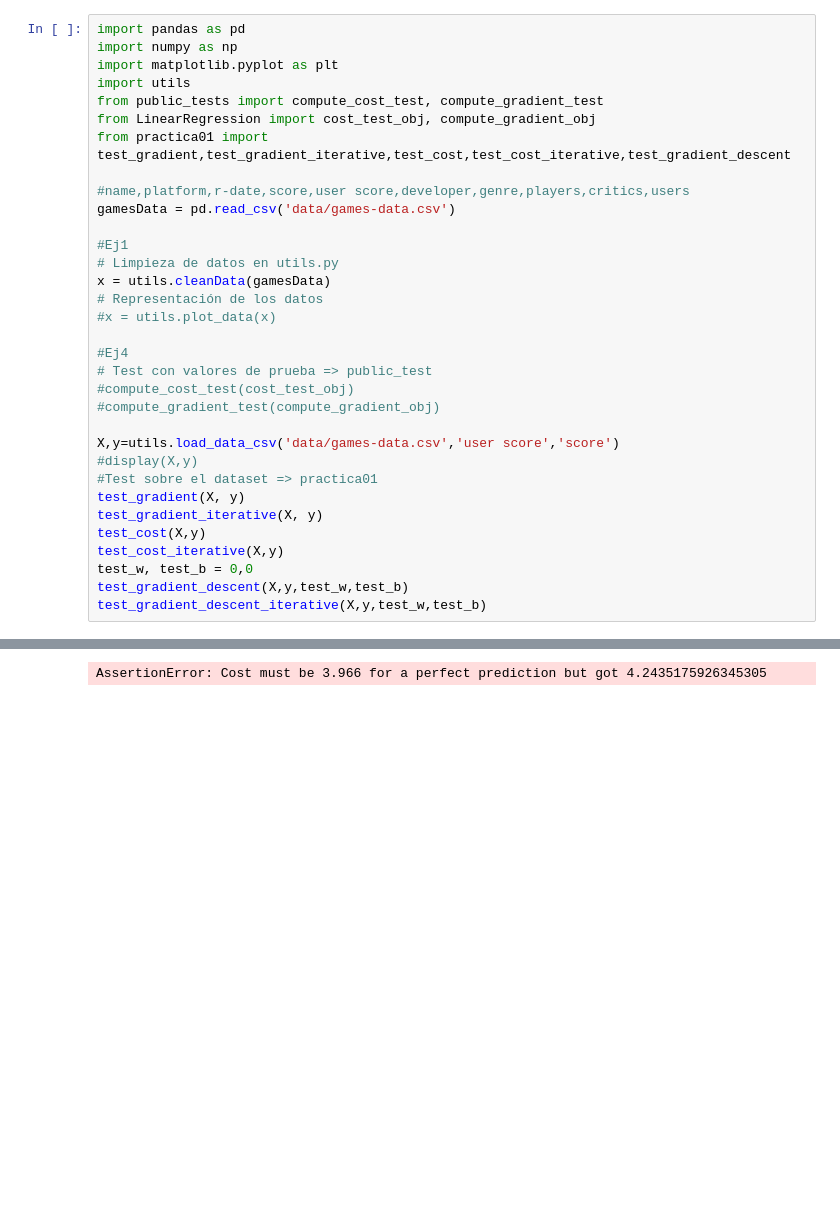
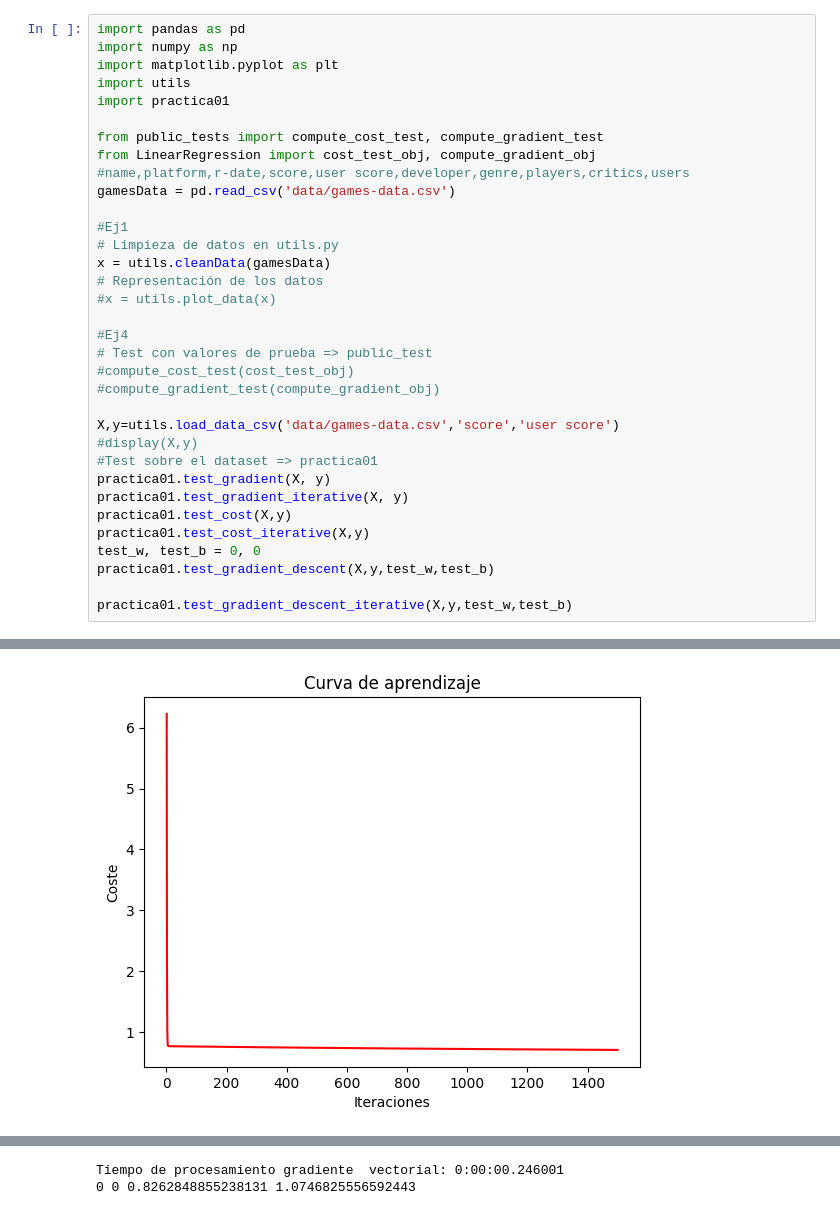
Before and after one commit to Jorzuiz/Anotaciones24-25, a Jupyter notebook: AA/Práctias/P1/Practica1.ipynb, the cells around one changed output, grey strips where cells are left out. Cells and saved outputs as stored; diff of their text form; blank space fills up the shorter version.

```diff
--- a/AA/Práctias/P1/Practica1.ipynb
+++ b/AA/Práctias/P1/Practica1.ipynb
@@ -3,10 +3,10 @@ import pandas as pd
 import numpy as np
 import matplotlib.pyplot as plt
 import utils
+import practica01
+
 from public_tests import compute_cost_test, compute_gradient_test
 from LinearRegression import cost_test_obj, compute_gradient_obj
-from practica01 import test_gradient,test_gradient_iterative,test_cost,test_cost_iterative,test_gradient_descent
-
 #name,platform,r-date,score,user score,developer,genre,players,critics,users
 gamesData = pd.read_csv('data/games-data.csv')
 
@@ -21,14 +21,15 @@ x = utils.cleanData(gamesData)
 #compute_cost_test(cost_test_obj)
 #compute_gradient_test(compute_gradient_obj)
 
-X,y=utils.load_data_csv('data/games-data.csv','user score','score')
+X,y=utils.load_data_csv('data/games-data.csv','score','user score')
 #display(X,y)
 #Test sobre el dataset => practica01
-test_gradient(X, y)
-test_gradient_iterative(X, y)
-test_cost(X,y)
-test_cost_iterative(X,y)
-test_w, test_b = 0,0
-test_gradient_descent(X,y,test_w,test_b)
-test_gradient_descent_iterative(X,y,test_w,test_b)
+practica01.test_gradient(X, y)
+practica01.test_gradient_iterative(X, y)
+practica01.test_cost(X,y)
+practica01.test_cost_iterative(X,y)
+test_w, test_b = 0, 0
+practica01.test_gradient_descent(X,y,test_w,test_b)
+
+practica01.test_gradient_descent_iterative(X,y,test_w,test_b)
 # %% [output]
@@ -51,0 +53 @@ Case 1
+[figure, added]
@@ -52 +55,2 @@ Case 1
-AssertionError: Cost must be 3.966 for a perfect prediction but got 4.2435175926345305
+Tiempo de procesamiento gradiente  vectorial: 0:00:00.246001
+0 0 0.8262848855238131 1.0746825556592443
```
Also changed, not shown: parts of 1 cell of this notebook, 10 other files.
